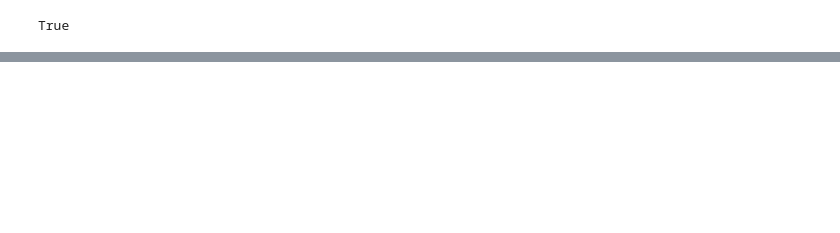
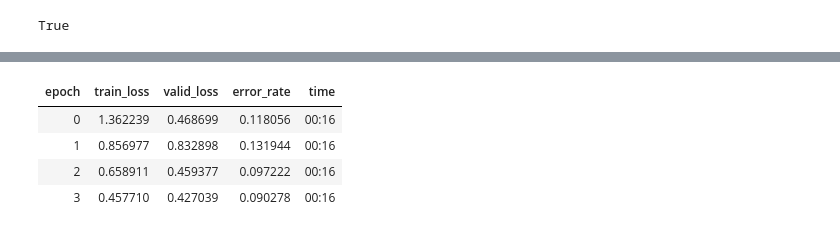
Before and after one commit to butterflyology/Neonympha_geomorph, a Jupyter notebook: code/google_images.ipynb, the cells around one changed output, grey strips where cells are left out. Cells and saved outputs as stored; diff of their text form; code cells hidden in the pictures; blank space fills up the shorter version.

```diff
--- a/code/google_images.ipynb
+++ b/code/google_images.ipynb
@@ -182,0 +185,15 @@ ginterpretation34.most_confused(min_val = 0)
+# %%
+gimage_data2 = ImageDataBunch.from_folder(path = gimage_path, train = ".",
+                                         valid_pct = 0.25, ds_tfms = get_transforms(),
+                                        size = 294, num_workers = 4, bs = 16).normalize(imagenet_stats)
+# %%
+gimage_learn50b = cnn_learner(gimage_data2, models.resnet50, metrics = error_rate)
+# %%
+gimage_learn50b.fit_one_cycle(4) # after 4 cycles error is 9%
+# increasing the image size to 350 does not improve error
+# %% [output]
+| epoch | train_loss | valid_loss | error_rate | time |
+| 0 | 1.362239 | 0.468699 | 0.118056 | 00:16 |
+| 1 | 0.856977 | 0.832898 | 0.131944 | 00:16 |
+| 2 | 0.658911 | 0.459377 | 0.097222 | 00:16 |
+| 3 | 0.457710 | 0.427039 | 0.090278 | 00:16 |
```
Also changed, not shown: parts of 27 cells of this notebook, 2 other files.
